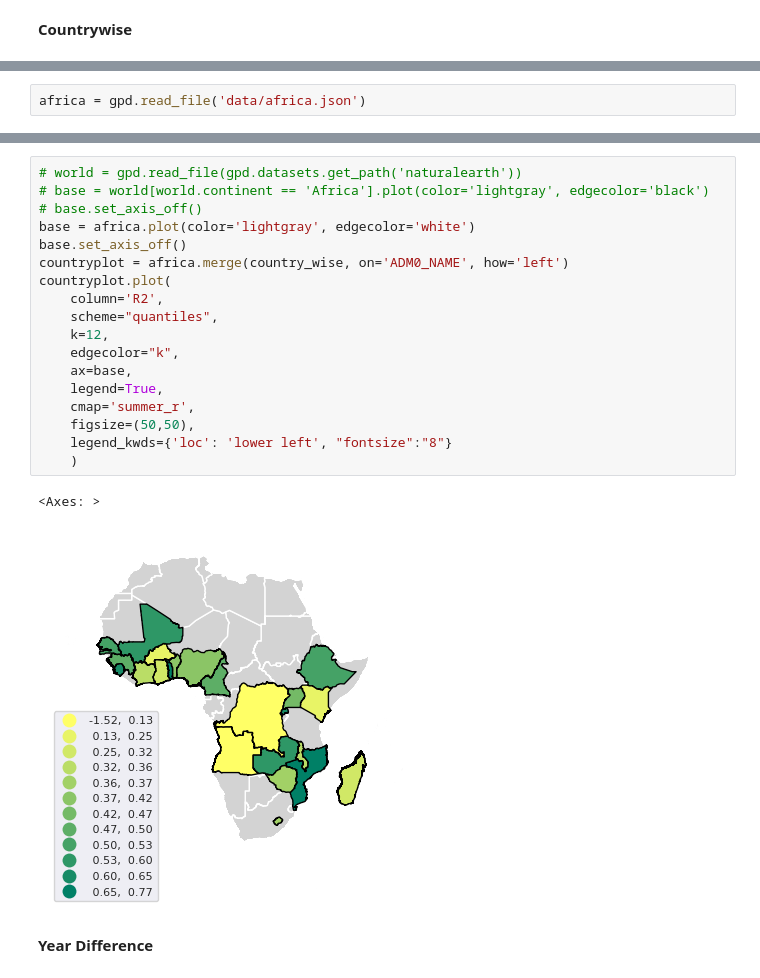
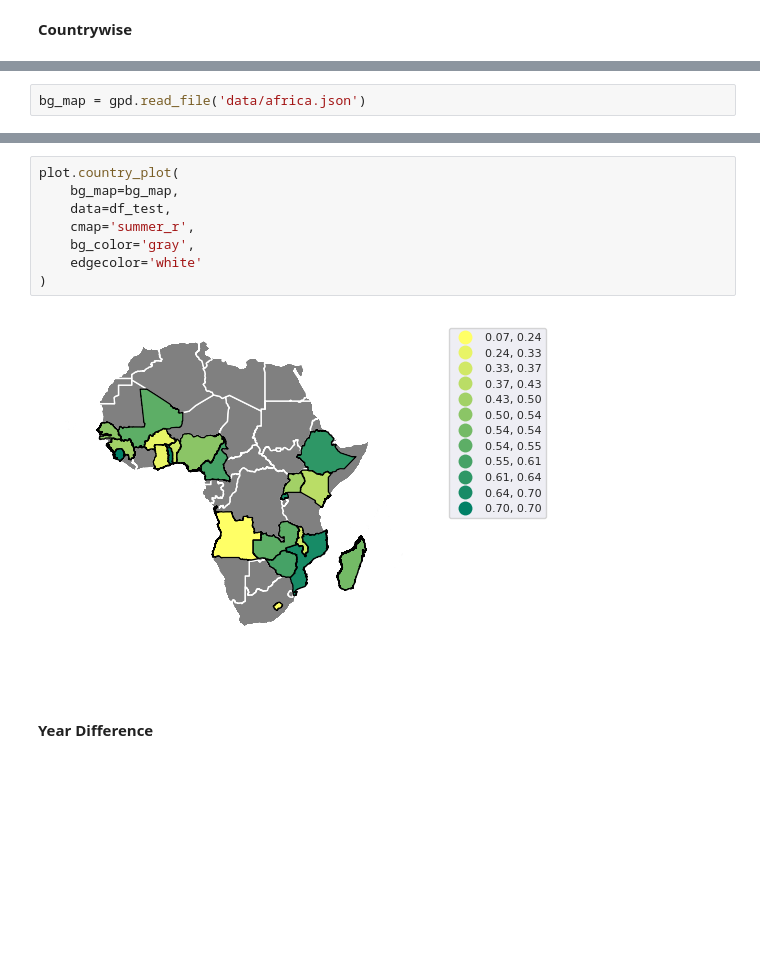
Before and after one commit to mpa-poverty/2-mpa, a Jupyter notebook: plot_results.ipynb, the cells around one changed output, grey strips where cells are left out. Drawn from its saved outputs; the diff is of its cells as text; blank space fills up the shorter version.

```diff
--- a/plot_results.ipynb
+++ b/plot_results.ipynb
@@ -83,2 +71,2 @@ for country in country_wise.ADM0_NAME.unique():
 # %%
-africa = gpd.read_file('data/africa.json')
+bg_map = gpd.read_file('data/africa.json')
@@ -114,24 +73,13 @@ def country_plot(
-# %%
-# world = gpd.read_file(gpd.datasets.get_path('naturalearth'))
-# base = world[world.continent == 'Africa'].plot(color='lightgray', edgecolor='black')
-# base.set_axis_off()
-base = africa.plot(color='lightgray', edgecolor='white')
-base.set_axis_off()
-countryplot = africa.merge(country_wise, on='ADM0_NAME', how='left')
-countryplot.plot(
-    column='R2',
-    scheme="quantiles",
-    k=12,
-    edgecolor="k",
-    ax=base,
-    legend=True,
-    cmap='summer_r',
-    figsize=(50,50),
-    legend_kwds={'loc': 'lower left', "fontsize":"8"}
-    )
-# %% [output]
-<Axes: >
-[figure, removed]
+# %%
+plot.country_plot(
+    bg_map=bg_map,
+    data=df_test,
+    cmap='summer_r',
+    bg_color='gray',
+    edgecolor='white'
+)
+# %% [output]
+[figure, added]
 # %% [markdown]
 **Year Difference**
 # %%
```
Also changed, not shown: parts of 8 cells of this notebook, 5 other files.
